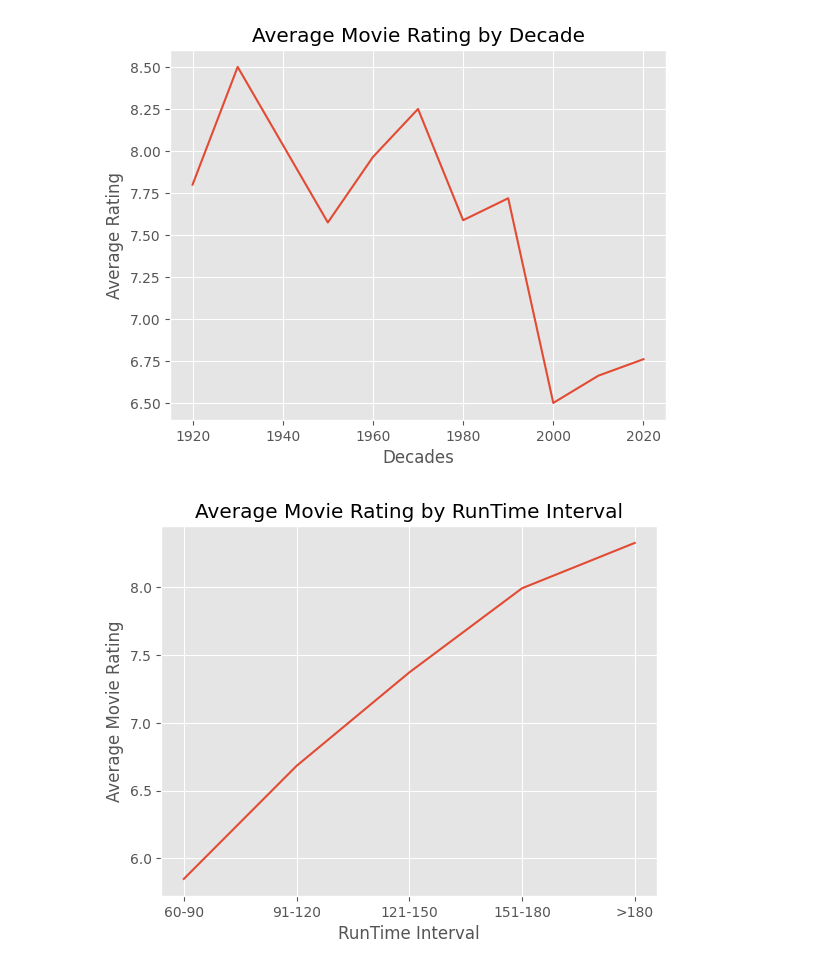
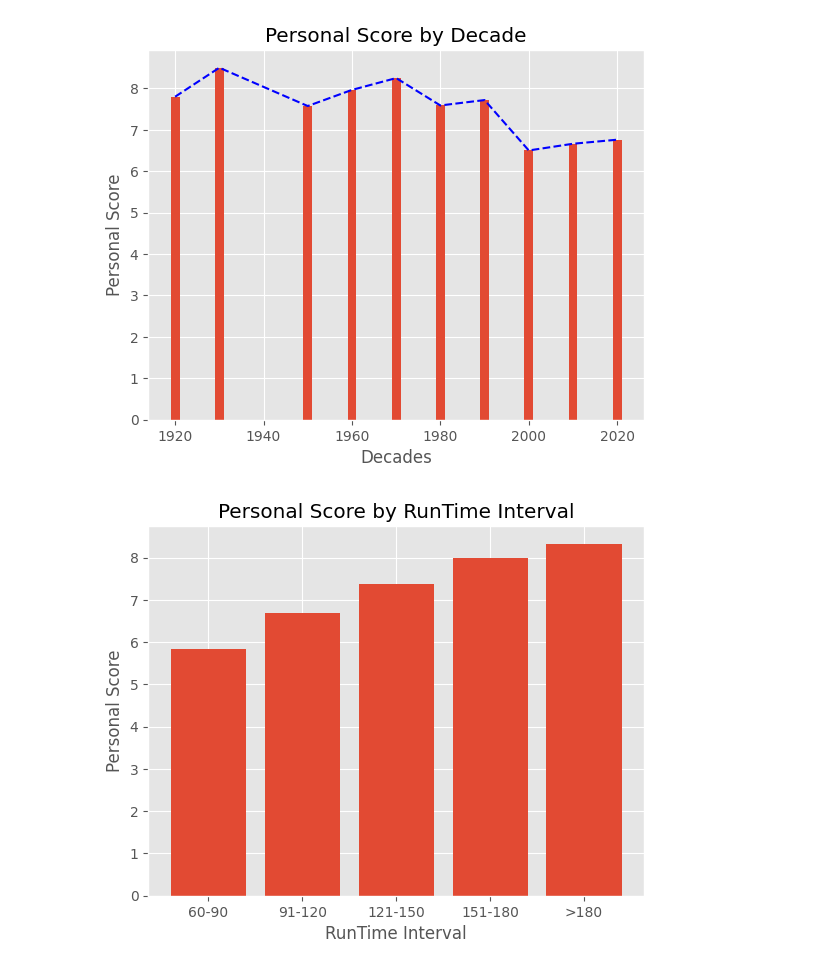
Before and after one commit to VBertuol/movies_database, a Jupyter notebook: code/my_movies/my_movies_plot.ipynb, the cells around one changed output. Saved outputs shown, nothing was run; the diff lists cells and outputs as text; code cells hidden in the pictures.

Commit message:
my_movies_plot

```diff
--- a/code/my_movies/my_movies_plot.ipynb
+++ b/code/my_movies/my_movies_plot.ipynb
@@ -34,20 +15,21 @@ plt.show()
 # %%
 decades_x = decades_df['decade']
 average_rating_decade_y = decades_df['averageRating_mean']
-plt.plot(decades_x, average_rating_decade_y)
-plt.title('Average Movie Rating by Decade')
+plt.bar(decades_x, average_rating_decade_y, width=2)
+plt.plot(decades_x, average_rating_decade_y, color='blue',linestyle='--' )
+plt.title('Personal Score by Decade')
 plt.xlabel('Decades')
-plt.ylabel('Average Rating')
+plt.ylabel('Personal Score')
 plt.show()
 # %% [output]
-[figure, old version]
+[figure, new version]
 # %%
 runtimeInterval_x = runtimeInterval_df['runtimeInterval']
 average_rating_runtimeInterval_y = runtimeInterval_df['averageRating_mean']
-plt.plot(runtimeInterval_x, average_rating_runtimeInterval_y)
-plt.title('Average Movie Rating by RunTime Interval')
+plt.bar(runtimeInterval_x, average_rating_runtimeInterval_y)
+plt.title('Personal Score by RunTime Interval')
 plt.xlabel('RunTime Interval')
-plt.ylabel('Average Movie Rating')
+plt.ylabel('Personal Score')
 plt.show()
 # %% [output]
-[figure, old version]
+[figure, new version]
```
Also changed, not shown: parts of 10 cells of this notebook.
